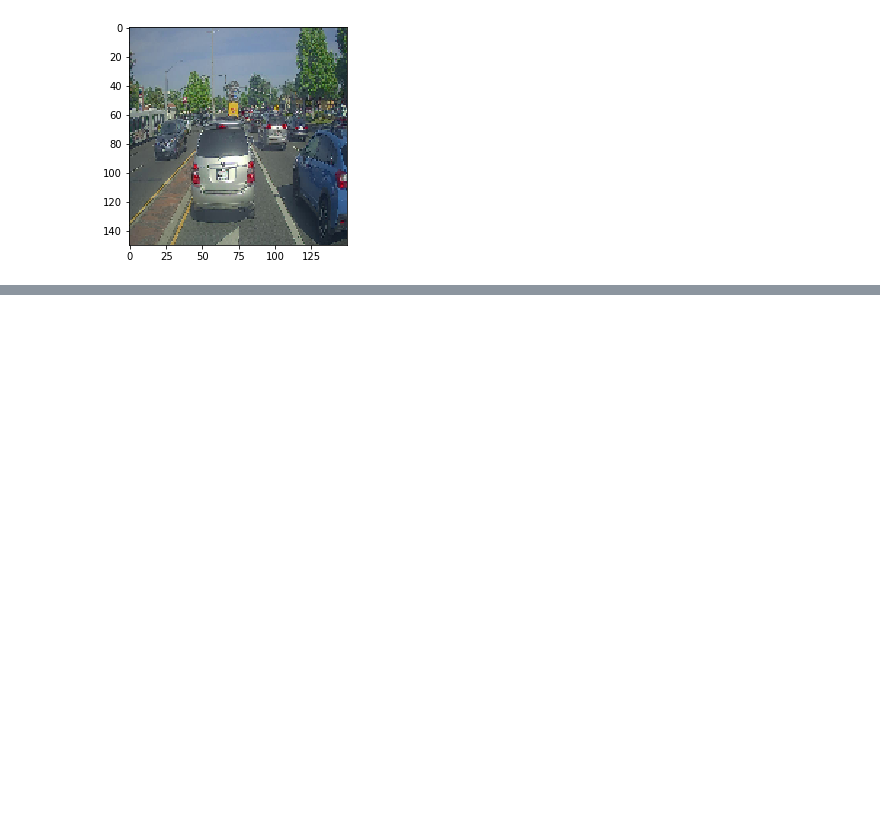
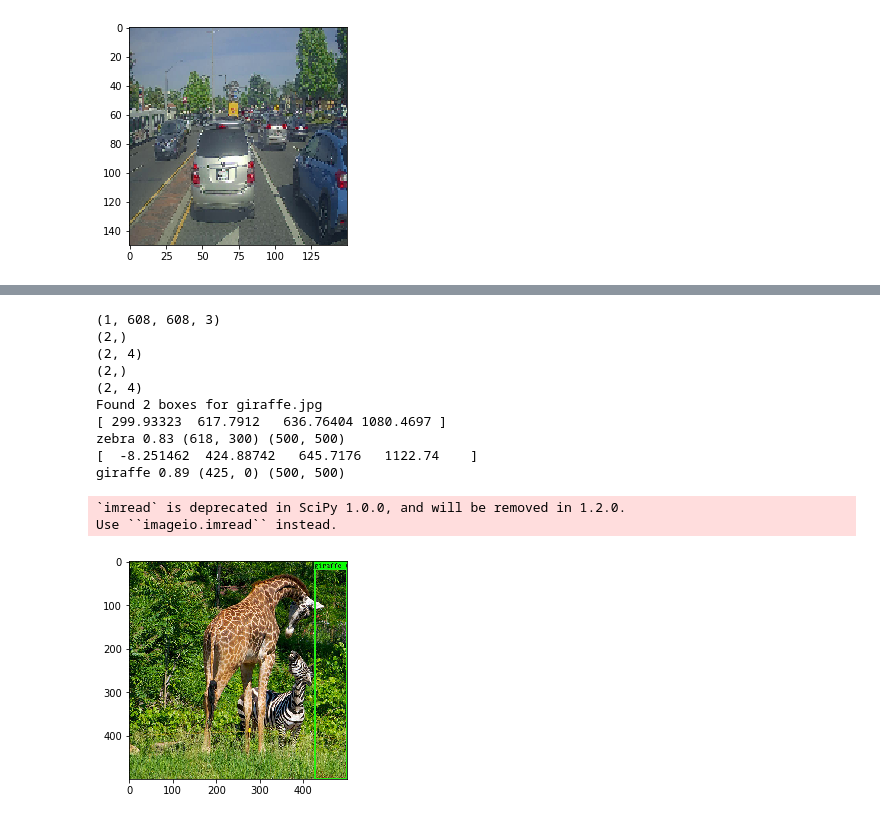
Before and after one commit to ferozferoz/DeepLearn, a Jupyter notebook: object_detection_using_yolo.ipynb, the cells around one changed output, grey strips where cells are left out. Cells and saved outputs as stored; diff of their text form; code cells hidden in the pictures; blank space fills up the shorter version.

```diff
--- a/object_detection_using_yolo.ipynb
+++ b/object_detection_using_yolo.ipynb
@@ -349,0 +333,16 @@ Use ``imageio.imread`` instead.
+# %%
+out_scores, out_boxes, out_classes = predict(sess, "giraffe.jpg")
+# %% [output]
+(1, 608, 608, 3)
+(2,)
+(2, 4)
+(2,)
+(2, 4)
+Found 2 boxes for giraffe.jpg
+[ 299.93323  617.7912   636.76404 1080.4697 ]
+zebra 0.83 (618, 300) (500, 500)
+[  -8.251462  424.88742   645.7176   1122.74    ]
+giraffe 0.89 (425, 0) (500, 500)
+`imread` is deprecated in SciPy 1.0.0, and will be removed in 1.2.0.
+Use ``imageio.imread`` instead.
+[figure, added]
```
Also changed, not shown: parts of 12 cells of this notebook.
